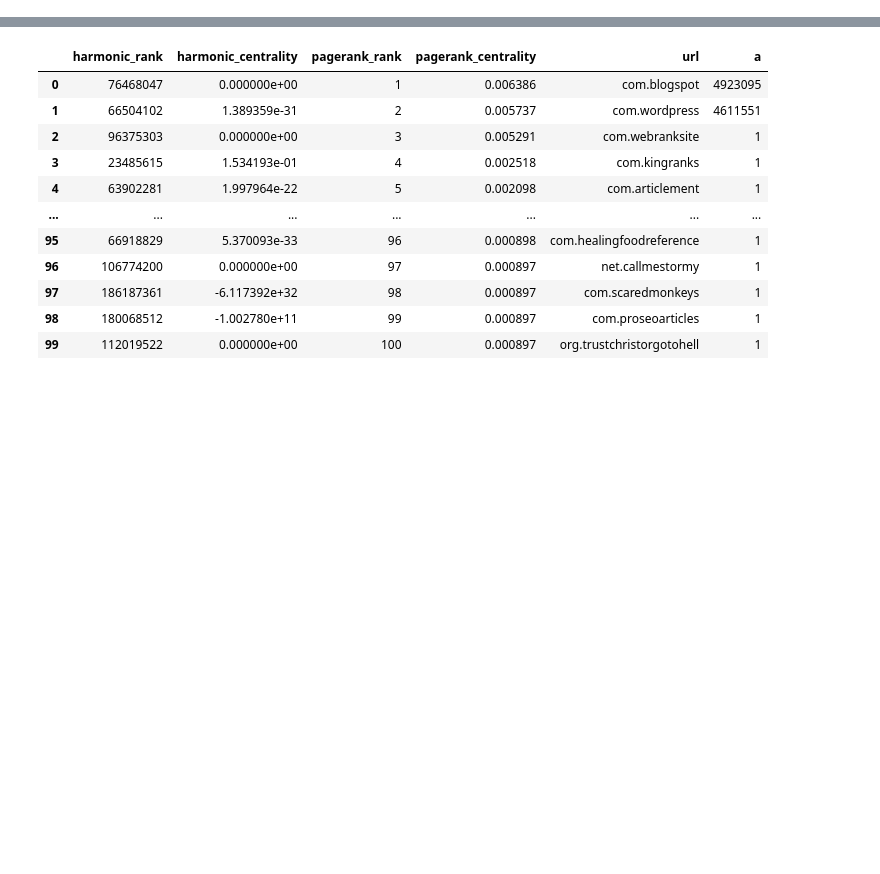
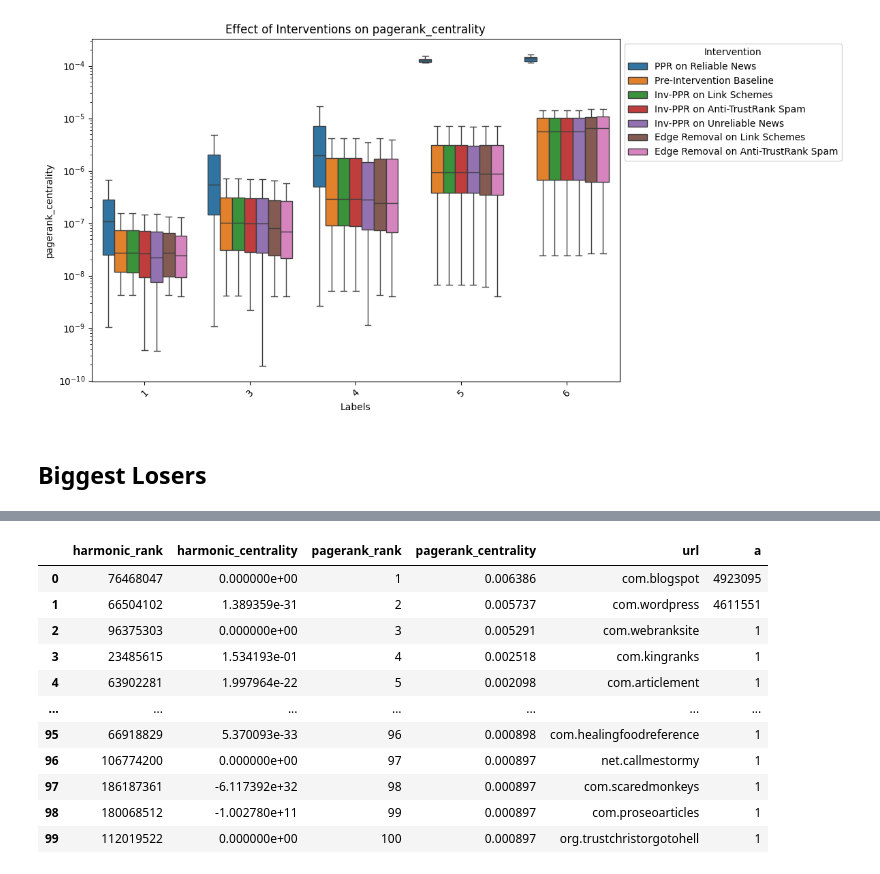
Before and after one commit to PeterCarragher/cc-webgraph, a Jupyter notebook: ranking/ppr_pre_post_plots.ipynb, the cells around one changed output, grey strips where cells are left out. Cells and saved outputs as stored; diff of their text form; code cells hidden in the pictures; blank space fills up the shorter version.

```diff
--- a/ranking/ppr_pre_post_plots.ipynb
+++ b/ranking/ppr_pre_post_plots.ipynb
@@ -123,0 +103,59 @@ Kruskal-Wallis H test p-value: [0.71651213]
+# %%
+def plot_all_interventions(exp_names, post_files, metric="pagerank_centrality"):
+    domain_labels = pd.read_csv('../../data/attributes_3k.csv')[['url', 'label']]
+    cc_rank_cols = ["harmonic_rank", "harmonic_centrality", "pagerank_rank", "pagerank_centrality", "url", "a"]
+
+    # Create a dictionary to store post intervention data for each experiment
+    post_rankings_filtered = {}
+    for exp_name, post_file in zip(exp_names, post_files):
+        post_rankings = pd.read_csv(post_file, sep='\t', names=cc_rank_cols)
+        post_rankings['url'] = post_rankings['url'].apply(reverse_url)
+        post_rankings_filtered[exp_name] = post_rankings.merge(domain_labels, on='url', how='inner')
+
+    # Prepare post-intervention data for each experiment
+    post_data = pd.DataFrame(columns=['url', 'label', metric, 'Intervention'])
+    for exp_name, post_rankings in post_rankings_filtered.items():
+        post_data_exp = post_rankings[['url', 'label', metric]].assign(Intervention=exp_name)
+        post_data = pd.concat([post_data, post_data_exp], ignore_index=True)
+
+    # Plot
+    plt.figure(figsize=(12, 6))
+    sns.boxplot(x='label', y=metric, hue='Intervention', data=post_data, showfliers=False)
+    plt.yscale('log')  # Set y-axis scale to logarithmic
+    plt.title(f'Effect of Interventions on {metric}')
+    plt.xlabel('Labels')
+    plt.ylabel(metric)
+    plt.legend(title='Intervention', loc='upper left', bbox_to_anchor=(1, 1))
+    plt.xticks(rotation=45)
+    plt.tight_layout()
+    plt.savefig('../fig/pr_reduction_distribution_multi_domain.png')
+    plt.show()
+
+
+
+
+intervention_exps = [
+    ('PPR on Reliable News', 'output/ranks/exp-rel-ppr-ranks.label_only.txt'),
+    ('Pre-Intervention Baseline','output/ranks/exp-baseline.label_only.out'),
+    ('Inv-PPR on Link Schemes', 'output/ranks/exp-ls-ppr-down.label_only.out'),
+    ('Inv-PPR on Anti-TrustRank Spam', 'output/ranks/exp-ls-str-ppr-down.label_only.out'),
+    ('Inv-PPR on Unreliable News', 'output/ranks/exp-unrel-ppr-down.label_only.out'),
+    ('Edge Removal on Link Schemes', 'output/ls_filtered/ls_filtered-ranks.label_only.txt'),
+    ('Edge Removal on Anti-TrustRank Spam', 'output/ls_atr_filtered/ls_atr_filtered-ranks.label_only.txt'),
+    # ('Edge Removal on Anti-TrustRank Multi-Domain Spam', 'output/ls_multi_domain_atr_combined/ls_multi_domain_atr_combined-ranks.label_only.txt'),
+
+    # ('Pre-Intervention Baseline','output/ranks/exp-baseline.label_only.out'),
+    # ('Edge Removal on Multi-Domain ATR Spam','output/ls_multi_domain_atr/ls_multi_domain_atr-ranks.label_only.txt'),
+    # ('Edge Removal on News-Domain ATR Spam', 'output/ls_combined_filtered/ls_combined_filtered-ranks.label_only.txt'),
+]
+
+# Extract experiment names and post intervention files
+exp_names = [exp_name for exp_name, _ in intervention_exps]
+post_files = [post_file for _, post_file in intervention_exps]
+
+# Plot all interventions
+plot_all_interventions(exp_names, post_files, "pagerank_centrality")
+# %% [output]
+[figure, added]
+# %% [markdown]
+## Biggest Losers
```
Also changed, not shown: parts of 19 cells of this notebook, 1 other file.
